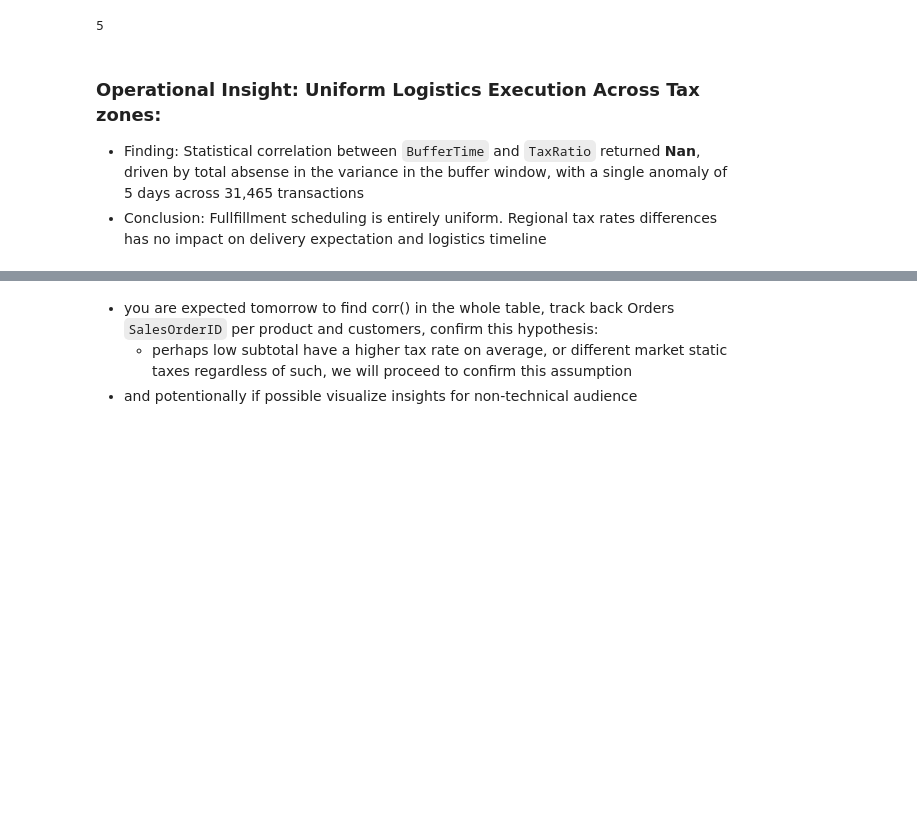
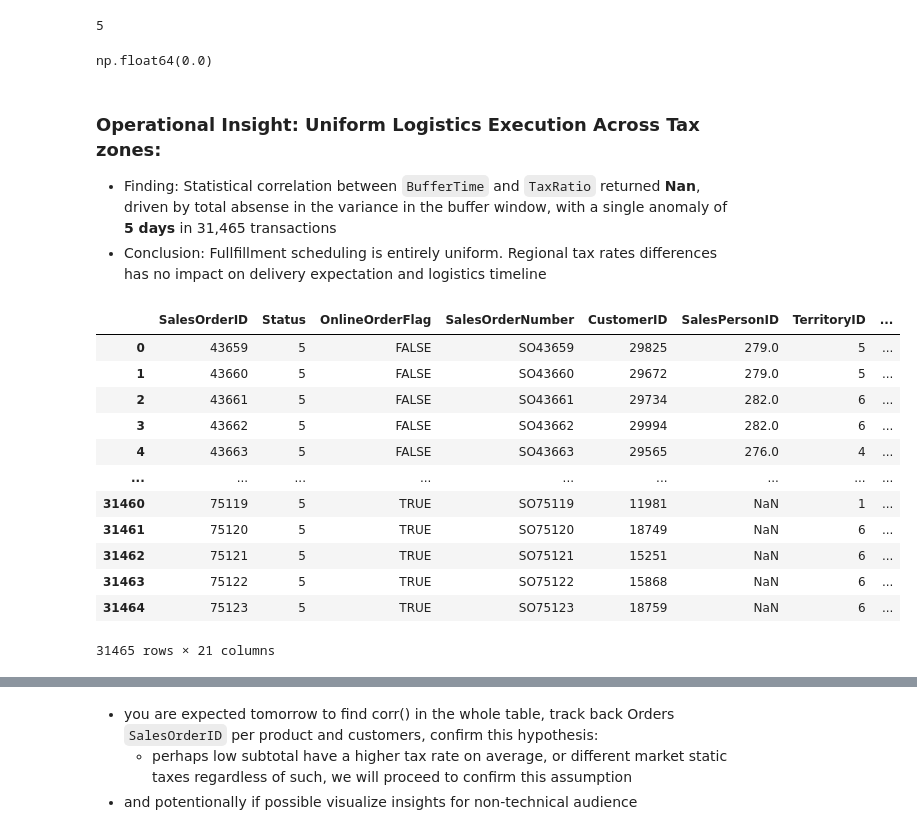
Before and after one commit to AtlasMarbx/AdventureWorks-Data-Migration-and-insight-extraction, a Jupyter notebook: EDA_process.ipynb, the cells around one changed output, grey strips where cells are left out. Cells and saved outputs as stored; diff of their text form; code cells hidden in the pictures; blank space fills up the shorter version.

```diff
--- a/EDA_process.ipynb
+++ b/EDA_process.ipynb
@@ -340,7 +377,29 @@ for i in time_interval_summary['BufferTime'].unique():
     print(i)
 # %% [output]
 5
+# %%
+np.var(time_interval_summary['BufferTime'])
+# %% [output]
+np.float64(0.0)
 # %% [markdown]
 ### Operational Insight: Uniform Logistics Execution Across Tax zones:
-- Finding: Statistical correlation between `BufferTime` and `TaxRatio` returned **Nan**, driven by total absense in the variance in the buffer window, with a single anomaly of 5 days across 31,465 transactions
+- Finding: Statistical correlation between `BufferTime` and `TaxRatio` returned **Nan**, driven by total absense in the variance in the buffer window, with a single anomaly of **5 days** in 31,465 transactions
 - Conclusion: Fullfillment scheduling is entirely uniform. Regional tax rates differences has no impact on delivery expectation and logistics timeline
+# %%
+temp_table = refined_df_orderheader.drop(columns=['OrderDate', 'DueDate', 'ShipDate', 'PurchaseOrderNumber', 'AccountNumber', 'RevisionNumber'])
+
+temp_table
+# %% [output]
+|  | SalesOrderID | Status | OnlineOrderFlag | SalesOrderNumber | CustomerID | SalesPersonID | TerritoryID | ... |
+| 0 | 43659 | 5 | FALSE | SO43659 | 29825 | 279.0 | 5 | ... |
+| 1 | 43660 | 5 | FALSE | SO43660 | 29672 | 279.0 | 5 | ... |
+| 2 | 43661 | 5 | FALSE | SO43661 | 29734 | 282.0 | 6 | ... |
+| 3 | 43662 | 5 | FALSE | SO43662 | 29994 | 282.0 | 6 | ... |
+| 4 | 43663 | 5 | FALSE | SO43663 | 29565 | 276.0 | 4 | ... |
+| ... | ... | ... | ... | ... | ... | ... | ... | ... |
+| 31460 | 75119 | 5 | TRUE | SO75119 | 11981 | NaN | 1 | ... |
+| 31461 | 75120 | 5 | TRUE | SO75120 | 18749 | NaN | 6 | ... |
+| 31462 | 75121 | 5 | TRUE | SO75121 | 15251 | NaN | 6 | ... |
+| 31463 | 75122 | 5 | TRUE | SO75122 | 15868 | NaN | 6 | ... |
+| 31464 | 75123 | 5 | TRUE | SO75123 | 18759 | NaN | 6 | ... |
+31465 rows × 21 columns
```
Also changed, not shown: parts of 9 cells of this notebook.
